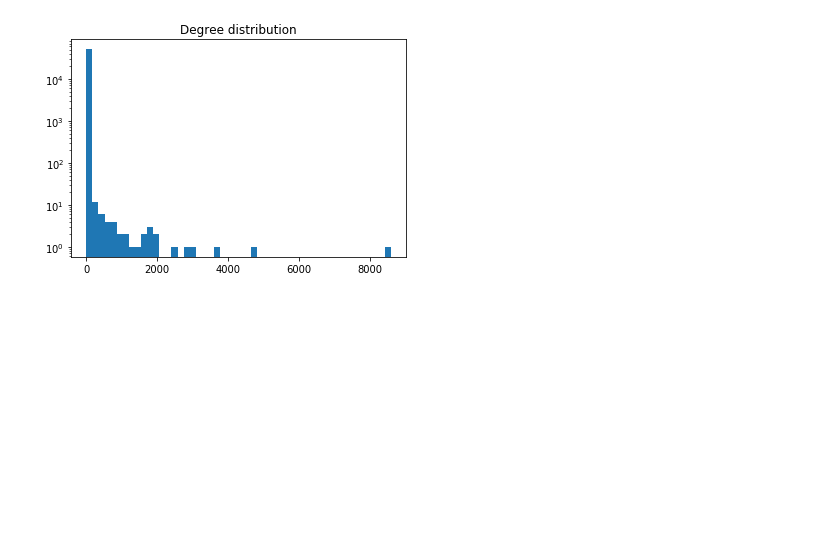
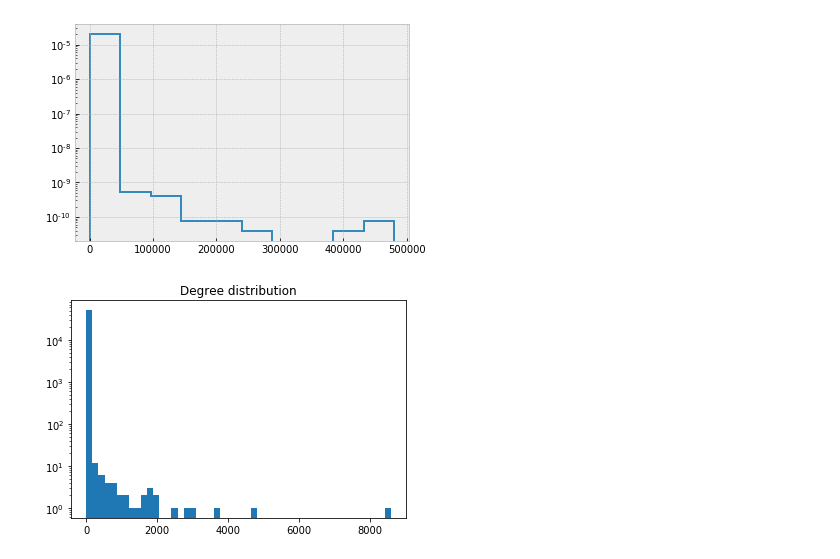
Before and after one commit to QuintenBruynseraede/ALSSN, a Jupyter notebook: code/load_graph.ipynb, the cells around one changed output. Cells and saved outputs as stored; diff of their text form; code cells hidden in the pictures; blank space fills up the shorter version.

```diff
--- a/code/load_graph.ipynb
+++ b/code/load_graph.ipynb
@@ -31,0 +176,5 @@ Read graph: 51176 nodes, 63393 edges
+# %%
+plt.hist(vol,density=True,histtype="step",linewidth=2)
+plt.yscale("log")
+# %% [output]
+[figure, added]
```
Also changed, not shown: parts of 12 cells of this notebook.
